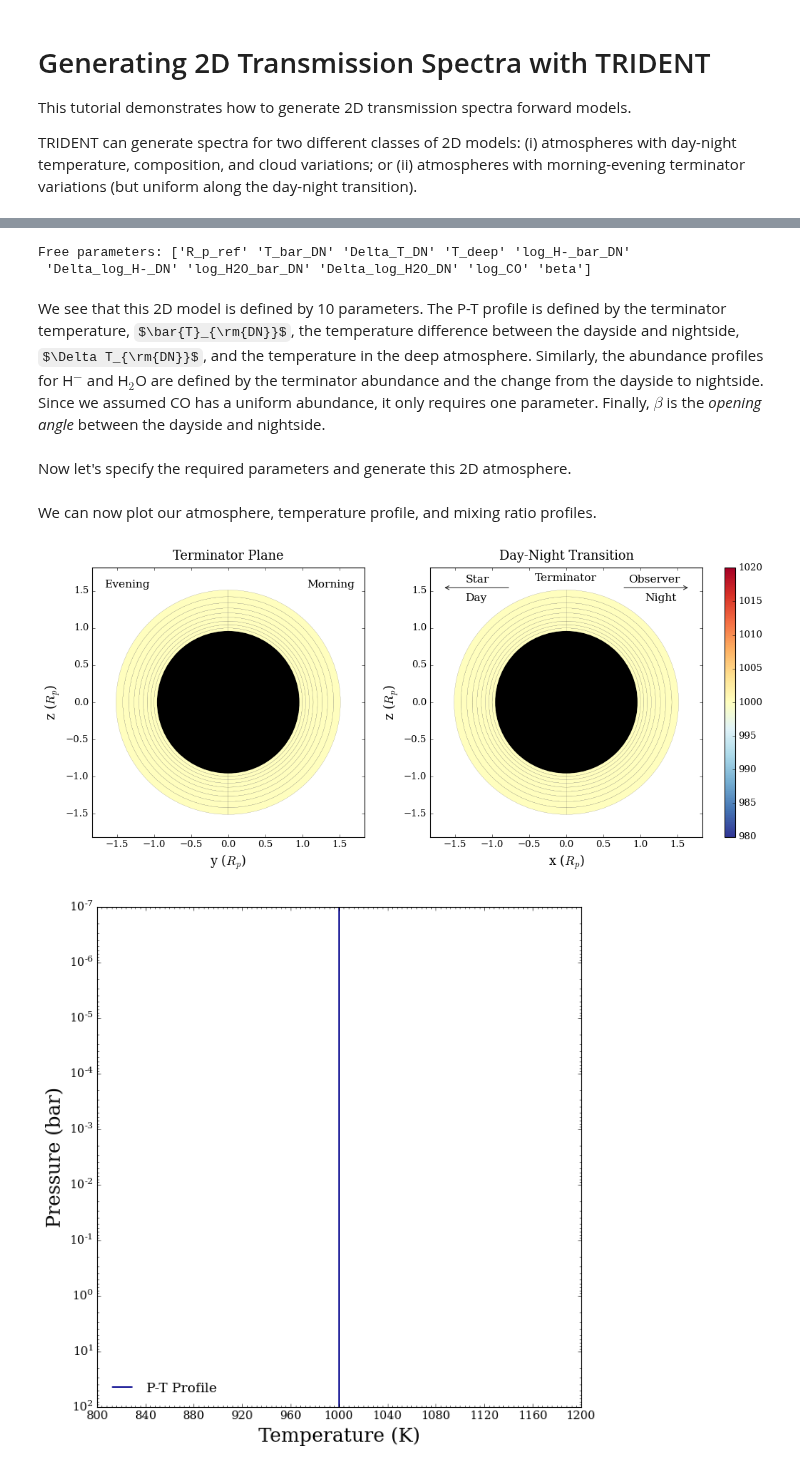
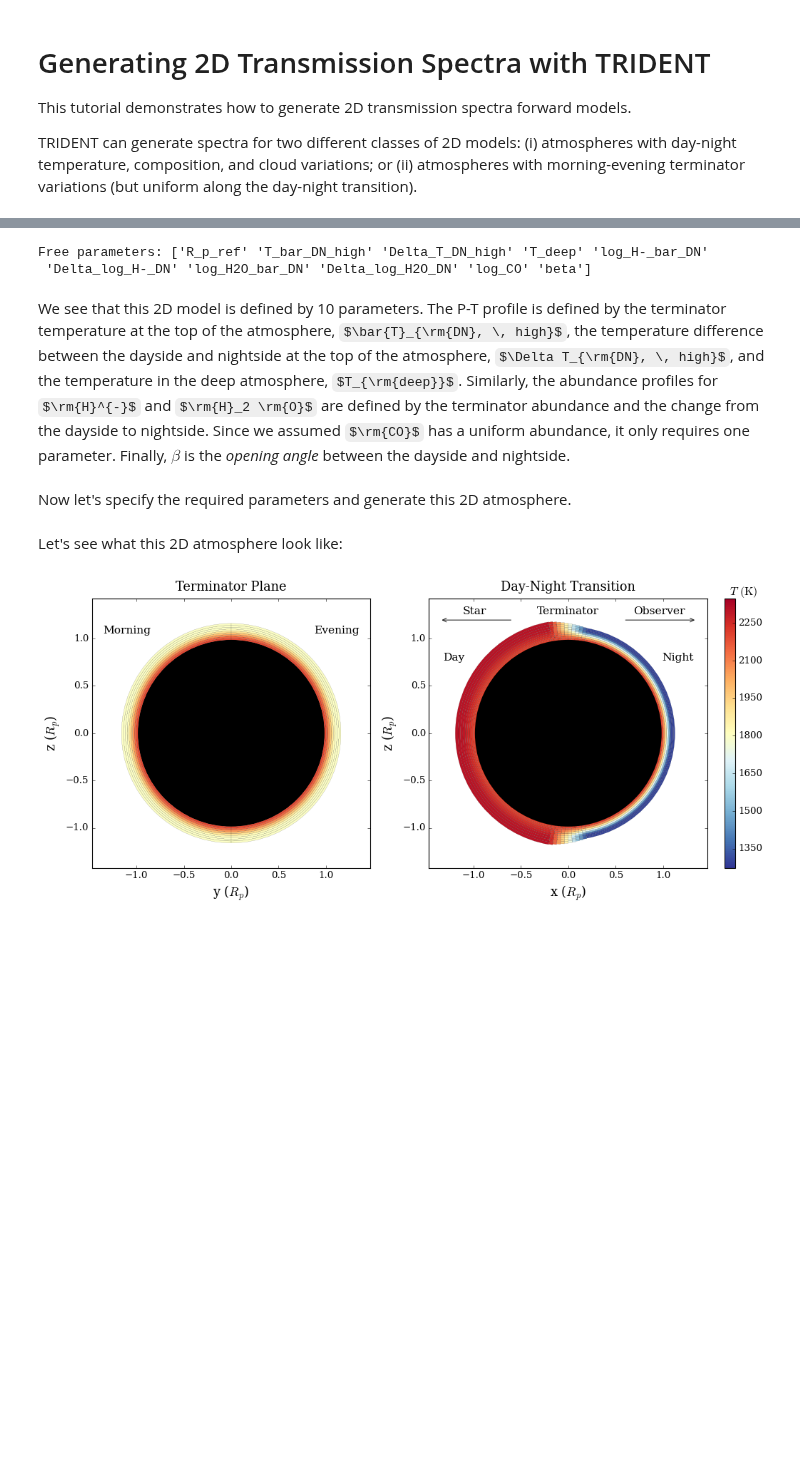
Before and after one commit to MartianColonist/POSEIDON, a Jupyter notebook: docs/content/notebooks/transmission_2D.ipynb, the cells around one changed output, grey strips where cells are left out. Drawn from its saved outputs; the diff is of its cells as text; code cells hidden in the pictures; some formulas as TeX source; blank space fills up the shorter version.

```diff
--- a/docs/content/notebooks/transmission_2D.ipynb
+++ b/docs/content/notebooks/transmission_2D.ipynb
@@ -62,16 +62,17 @@ DN_vary = ['H-', 'H2O']   # Only H- and H2O change from day to night
 
 # Create the model object
 model = define_model(model_name, bulk_species, param_species,
-                     PT_profile = 'gradient', TwoD_type = 'D-N',
-                     PT_dim = 2, X_dim = 2, species_DN_gradient = DN_vary)
+                     PT_profile = 'gradient', X_profile = 'isochem',   # P-T profiles with a vertical gradient, mixing ratios uniform with pressure
+                     TwoD_type = 'D-N', PT_dim = 2, X_dim = 2,
+                     species_DN_gradient = DN_vary)
 
 # Check the free parameters defining this model
 print("Free parameters: " + str(model['param_names']))
 # %% [output]
-Free parameters: ['R_p_ref' 'T_bar_DN' 'Delta_T_DN' 'T_deep' 'log_H-_bar_DN'
+Free parameters: ['R_p_ref' 'T_bar_DN_high' 'Delta_T_DN_high' 'T_deep' 'log_H-_bar_DN'
  'Delta_log_H-_DN' 'log_H2O_bar_DN' 'Delta_log_H2O_DN' 'log_CO' 'beta']
 # %% [markdown]
-We see that this 2D model is defined by 10 parameters. The P-T profile is defined by the terminator temperature, $\bar{T}_{\rm{DN}}$, the temperature difference between the dayside and nightside, $\Delta T_{\rm{DN}}$, and the temperature in the deep atmosphere. Similarly, the abundance profiles for H$^{-}$ and H$_2$O are defined by the terminator abundance and the change from the dayside to nightside. Since we assumed CO has a uniform abundance, it only requires one parameter. Finally, $\beta$ is the *opening angle* between the dayside and nightside.
+We see that this 2D model is defined by 10 parameters. The P-T profile is defined by the terminator temperature at the top of the atmosphere, $\bar{T}_{\rm{DN}, \, high}$, the temperature difference between the dayside and nightside at the top of the atmosphere, $\Delta T_{\rm{DN}, \, high}$, and the temperature in the deep atmosphere, $T_{\rm{deep}}$. Similarly, the abundance profiles for $\rm{H}^{-}$ and $\rm{H}_2 \rm{O}$ are defined by the terminator abundance and the change from the dayside to nightside. Since we assumed $\rm{CO}$ has a uniform abundance, it only requires one parameter. Finally, $\beta$ is the *opening angle* between the dayside and nightside.
 # %% [markdown]
 Now let's specify the required parameters and generate this 2D atmosphere.
 # %%
@@ -79,7 +80,7 @@ from POSEIDON.core import make_atmosphere
 import numpy as np
 
 # Specify the pressure grid of the atmosphere
-P_min = 1.0e-7    # 0.1 ubar
+P_min = 1.0e-9    # 0.1 ubar
 P_max = 100       # 100 bar
 N_layers = 100    # 100 layers
 
@@ -91,21 +92,21 @@ P_ref = 10.0   # Reference pressure (bar)
 R_p_ref = R_p  # Radius at reference pressure
 
 # Provide a specific set of model parameters for the atmosphere
-PT_params = np.array([1000])                # T (K)
-log_X_params = np.array([[-3.3, -5.0]])     # log(H2O), log(CH4)
+PT_params = np.array([1800, 1000, 2200])                    # T_bar_DN, Delta_T_DN, T_deep
+log_X_params = np.array([-10.0, +4.0, -4.3, -2.0, -3.0])    # log(H-), Delta(H-), log(H2O), Delta(H2O), log(CO)
+geometry = np.array([20])                                   # Opening angle Beta (in degrees)
+N_slices = 10                  # Number of discrete slices over terminator transition (angular width = N/beta), defaults to 4 if not specified
 
 # Generate the atmosphere
 atmosphere = make_atmosphere(planet, model, P, P_ref, R_p_ref,
-                             PT_params, log_X_params)
+                             PT_params, log_X_params, geometry_params = geometry,
+                             N_slice_DN = N_slices)
-# %% [markdown]
-We can now plot our atmosphere, temperature profile, and mixing ratio profiles.
+# %% [markdown]
+Let's see what this 2D atmosphere look like:
 # %%
-from POSEIDON.visuals import plot_geometry, plot_PT, plot_chem
+from POSEIDON.visuals import plot_geometry
 
 # Produce plots of atmospheric properties
 fig_geom = plot_geometry(planet, star, model, atmosphere)
-fig_PT = plot_PT(planet, model, atmosphere)
-fig_chem = plot_chem(planet, model, atmosphere)
 # %% [output]
-[figure, old version]
+[figure, new version]
-[figure, removed]
```
Also changed, not shown: parts of 25 cells of this notebook, 2 other files.
